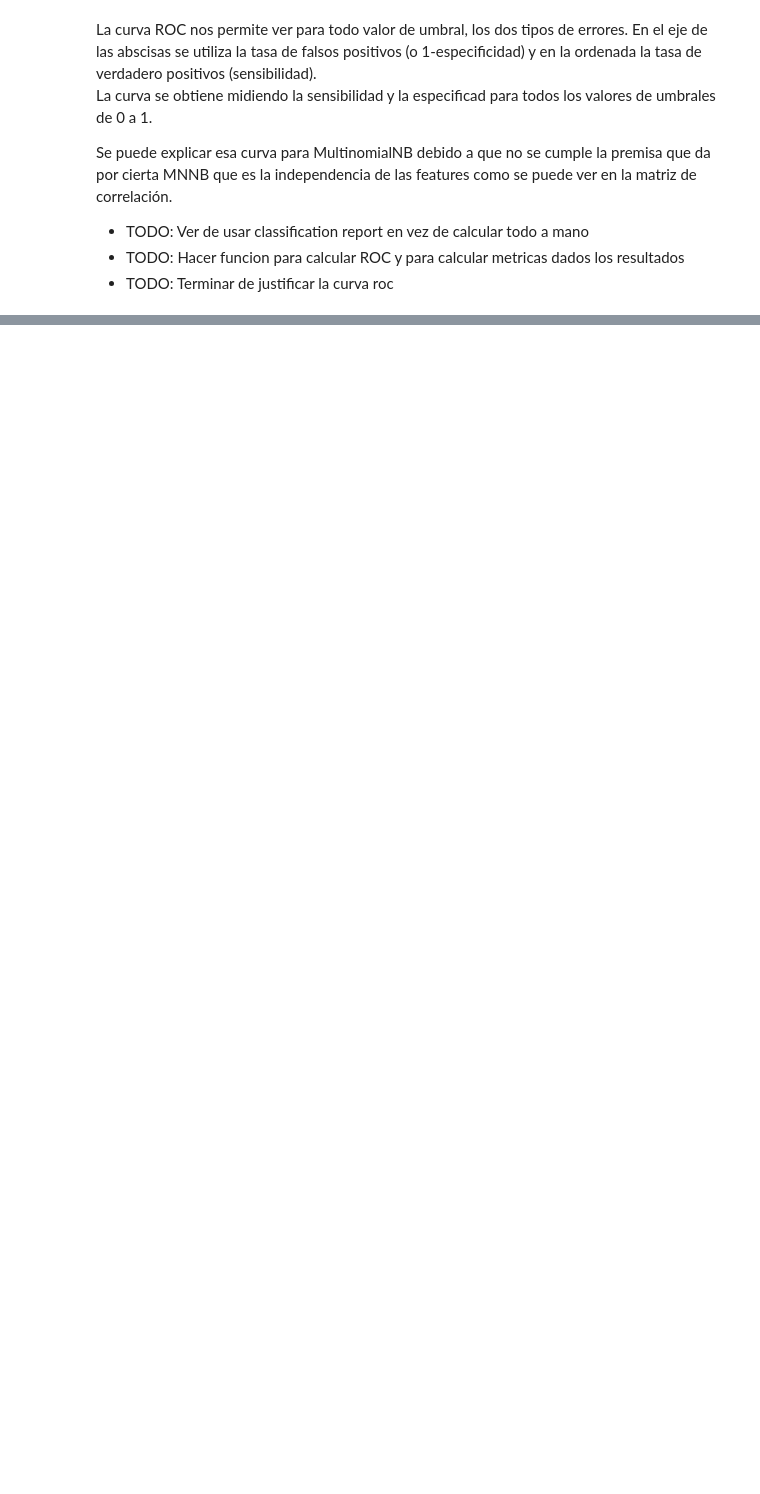
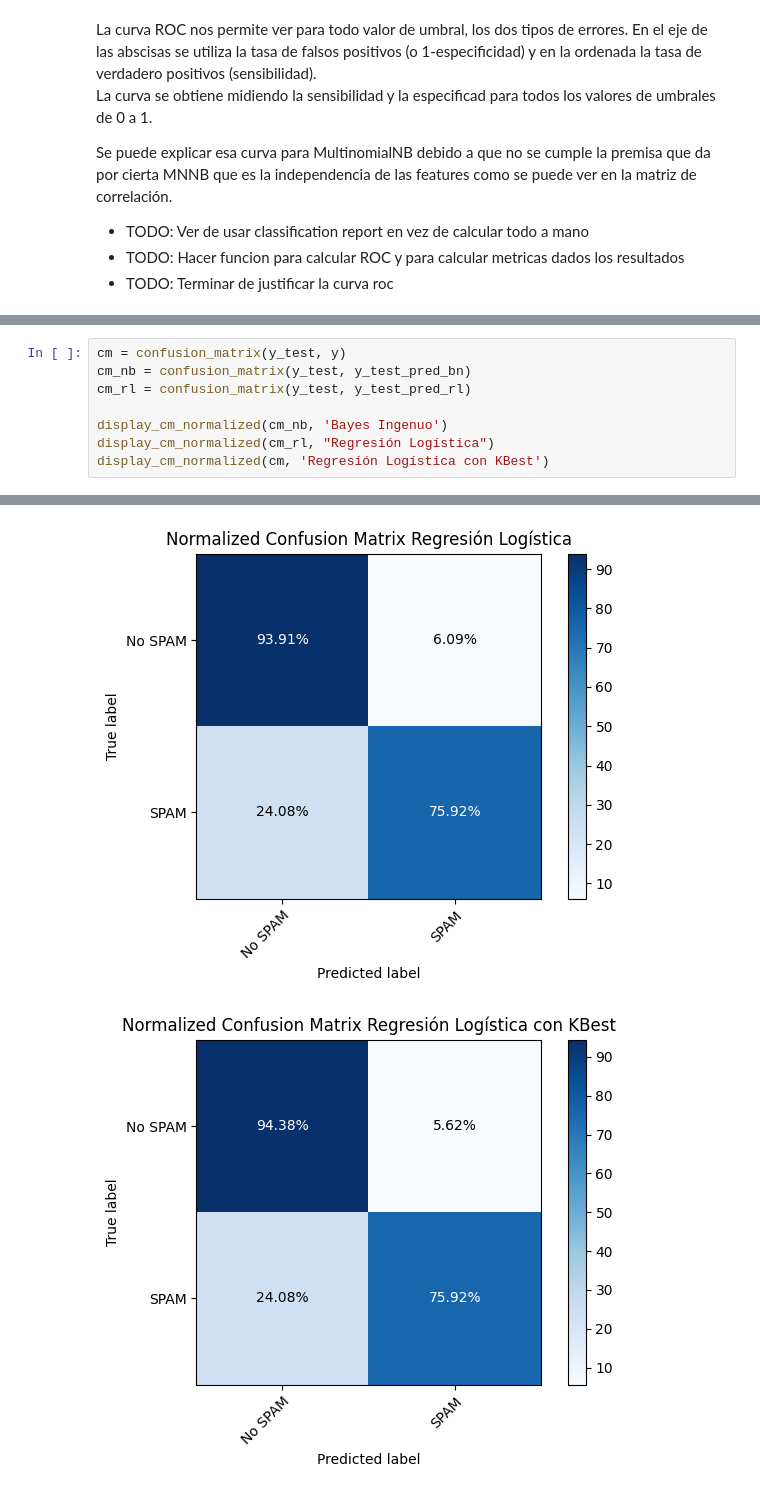
Before and after one commit to FIUBA-CEIA-18Co2024/IIA-TP3, a Jupyter notebook: notebook.ipynb, the cells around one changed output, grey strips where cells are left out. Drawn from its saved outputs; the diff is of its cells as text; blank space fills up the shorter version.

```diff
--- a/notebook.ipynb
+++ b/notebook.ipynb
@@ -513,0 +627,9 @@ plt.tight_layout();
+# %%
+cm = confusion_matrix(y_test, y)
+cm_nb = confusion_matrix(y_test, y_test_pred_bn)
+cm_rl = confusion_matrix(y_test, y_test_pred_rl)
+
+display_cm_normalized(cm_nb, 'Bayes Ingenuo')
+display_cm_normalized(cm_rl, "Regresión Logística")
+display_cm_normalized(cm, 'Regresión Logística con KBest')
+# %% [output]
@@ -513,0 +637,2 @@ plt.tight_layout();
+[figure, added]
+[figure, added]
```
Also changed, not shown: parts of 30 cells of this notebook.
